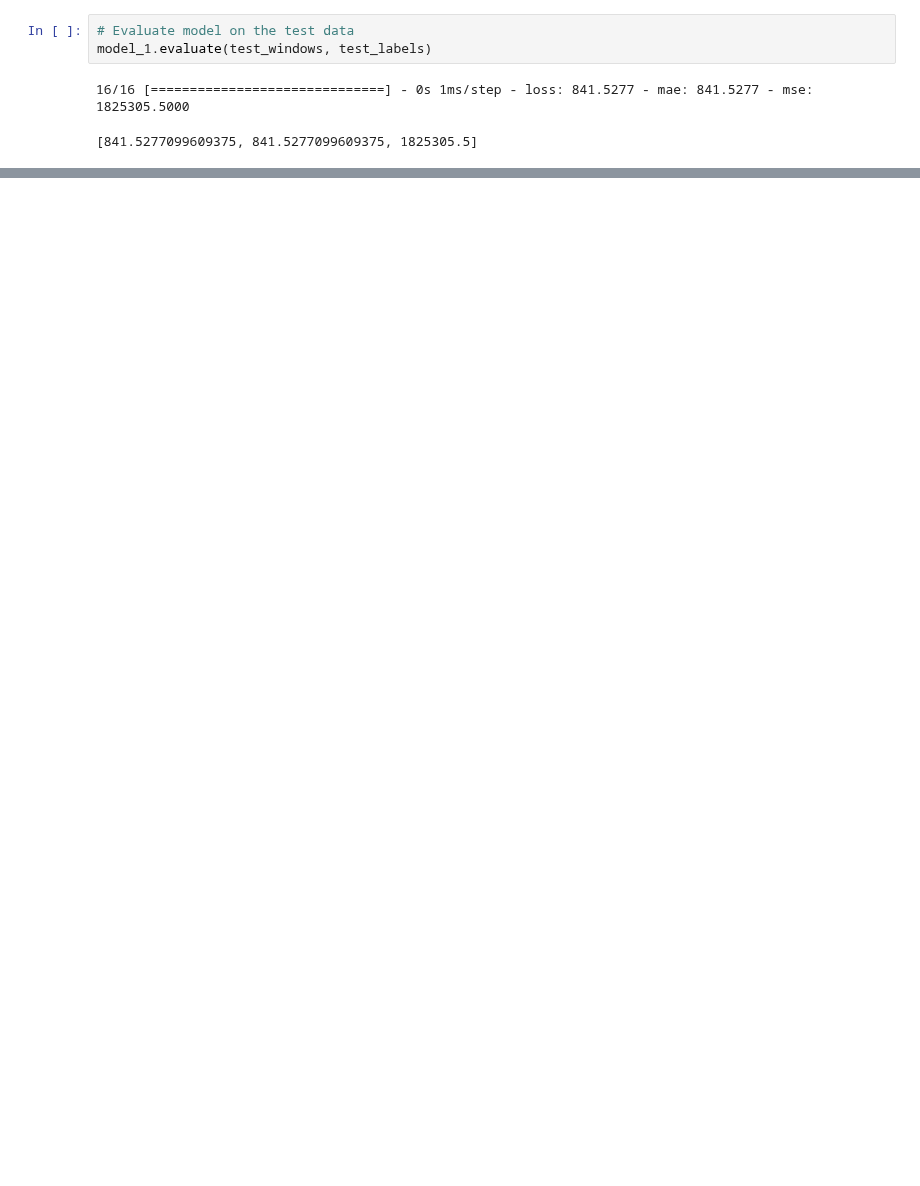
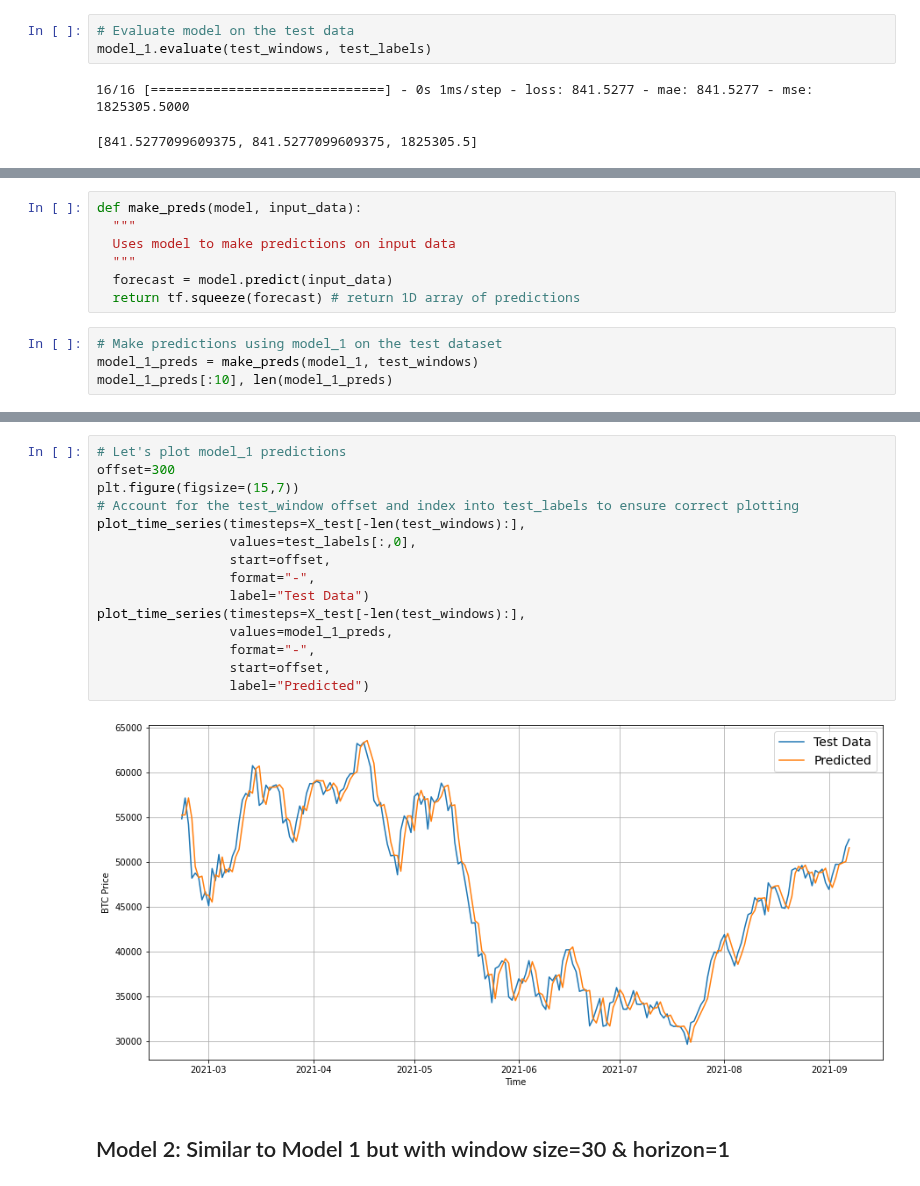
Before and after one commit to imran9891/TensorFlow, a Jupyter notebook: 10_time_series_forecasing_with_tensorflow.ipynb, the cells around one changed output, grey strips where cells are left out. Drawn from its saved outputs; the diff is of its cells as text; blank space fills up the shorter version.

```diff
--- a/10_time_series_forecasing_with_tensorflow.ipynb
+++ b/10_time_series_forecasing_with_tensorflow.ipynb
@@ -637,0 +647,11 @@ model_1.evaluate(test_windows,test_labels)
+# %%
+def make_preds(model, input_data):
+  """
+  Uses model to make predictions on input data
+  """
+  forecast = model.predict(input_data)
+  return tf.squeeze(forecast) # return 1D array of predictions
+# %%
+# Make predictions using model_1 on the test dataset
+model_1_preds = make_preds(model_1, test_windows)
+model_1_preds[:10], len(model_1_preds)
@@ -637,0 +680,19 @@ model_1.evaluate(test_windows,test_labels)
+# %%
+# Let's plot model_1 predictions
+offset=300
+plt.figure(figsize=(15,7))
+# Account for the test_window offset and index into test_labels to ensure correct plotting
+plot_time_series(timesteps=X_test[-len(test_windows):],
+                 values=test_labels[:,0],
+                 start=offset,
+                 format="-",
+                 label="Test Data")
+plot_time_series(timesteps=X_test[-len(test_windows):],
+                 values=model_1_preds,
+                 format="-",
+                 start=offset,
+                 label="Predicted")
+# %% [output]
+[figure, added]
+# %% [markdown]
+## Model 2: Similar to Model 1 but with window size=30 & horizon=1
```
Also changed, not shown: parts of 15 cells of this notebook.
